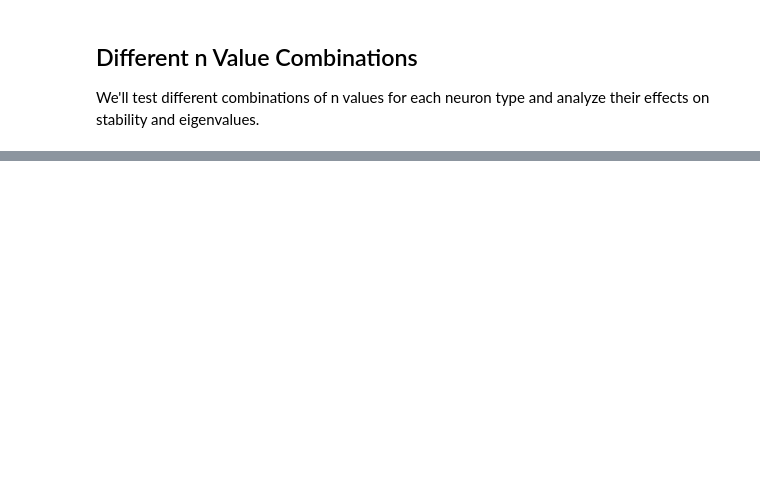
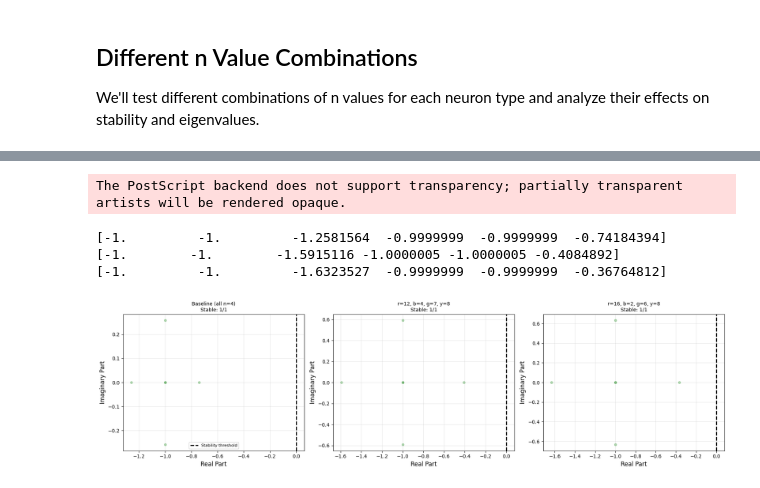
Before and after one commit to hizakim/4th_yr_project, a Jupyter notebook: TMR_after_3_n_values.ipynb, the cells around one changed output, grey strips where cells are left out. Saved outputs shown, nothing was run; the diff lists cells and outputs as text; code cells hidden in the pictures; blank space fills up the shorter version.

```diff
--- a/TMR_after_3_n_values.ipynb
+++ b/TMR_after_3_n_values.ipynb
@@ -467,0 +464,5 @@ r=4, b=6, g=4, y=6                          -0.8211     0.0753    -0.8968    -0.
+# %%
+# Use a subset of samples for faster analysis
+n_samples_to_analyze = 1
+theta_subset = theta_opt[:n_samples_to_analyze]
+print(f"\nUsing {n_samples_to_analyze} samples for analysis")
@@ -467,0 +557,47 @@ r=4, b=6, g=4, y=6                          -0.8211     0.0753    -0.8968    -0.
+# %%
+# Plot stability results (complex plane - real vs imaginary parts)
+# Dynamically determine grid size based on number of combinations
+n_combos = len(stability_results_all)
+n_cols = 3
+n_rows = (n_combos + n_cols - 1) // n_cols  # Ceiling division
+
+fig, axes = plt.subplots(n_rows, n_cols, figsize=(18, 5*n_rows))
+if n_combos == 1:
+    axes = [axes]  # Make it iterable
+else:
+    axes = axes.flatten()
+
+for idx, (name, data) in enumerate(stability_results_all.items()):
+    ax = axes[idx]
+
+    # Plot eigenvalues for all samples
+    for i, result in enumerate(data['results']):
+        real_parts = result['real_parts']
+        imag_parts = result['imag_parts']
+        print(real_parts)
+
+        # Color by stability
+        color = 'green' if result['is_stable'] else 'red'
+        ax.scatter(real_parts, imag_parts, alpha=0.3, s=20, color=color)
+
+    ax.axvline(x=0, color='black', linestyle='--', linewidth=2, label='Stability threshold')
+    ax.set_xlabel('Real Part', fontsize=12)
+    ax.set_ylabel('Imaginary Part', fontsize=12)
+    ax.set_title(f"{name}\nStable: {data['stable_count']}/{data['total_count']}", fontsize=10)
+    ax.grid(True, alpha=0.3)
+    if idx == 0:  # Only show legend on first plot
+        ax.legend(fontsize=8)
+
+# Hide unused subplots
+for idx in range(n_combos, len(axes)):
+    axes[idx].set_visible(False)
+
+plt.tight_layout()
+plt.savefig('Figures/stability_different_n_values.eps', format='eps', dpi=300)
+plt.show()
+# %% [output]
+The PostScript backend does not support transparency; partially transparent artists will be rendered opaque.
+[-1.         -1.         -1.2581564  -0.9999999  -0.9999999  -0.74184394]
+[-1.        -1.        -1.5915116 -1.0000005 -1.0000005 -0.4084892]
+[-1.         -1.         -1.6323527  -0.9999999  -0.9999999  -0.36764812]
+[figure, added]
```
Also changed, not shown: parts of 18 cells of this notebook, 6 other files.
